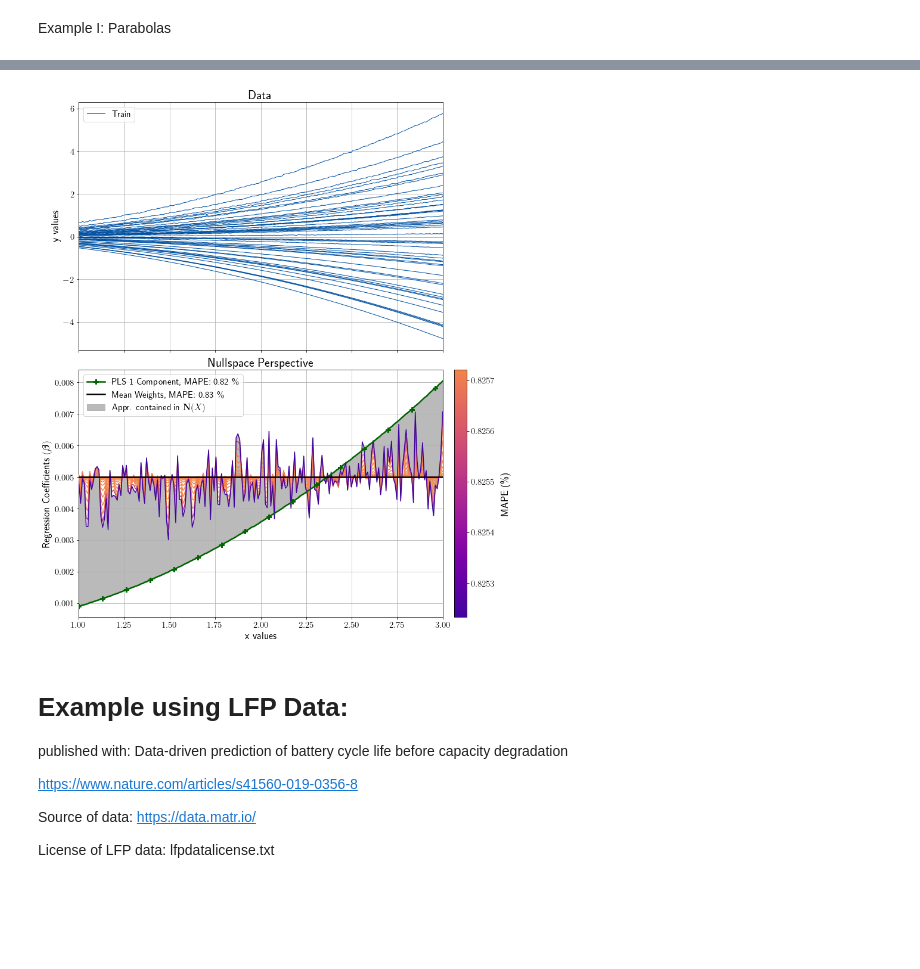
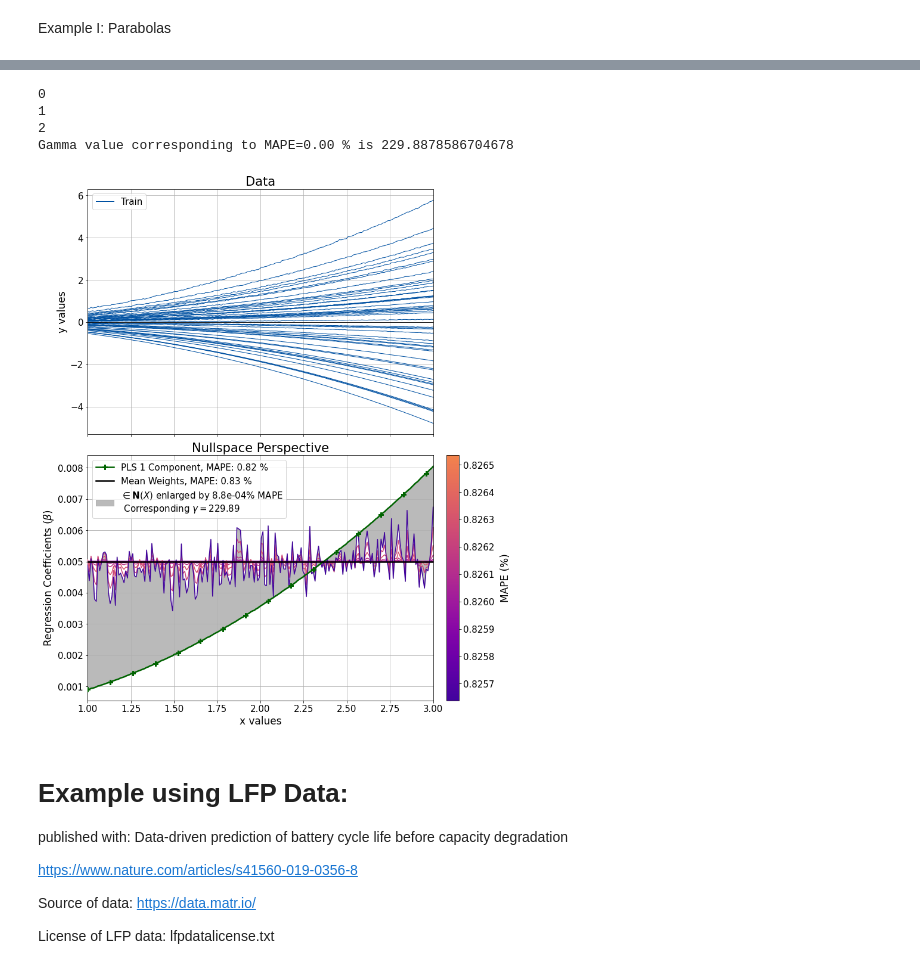
Before and after one commit to JoachimSchaeffer/HDRegAnalytics, a Jupyter notebook: nullspace_methodolody_exmaples.ipynb, the cells around one changed output, grey strips where cells are left out. Drawn from its saved outputs; the diff is of its cells as text; code cells hidden in the pictures; blank space fills up the shorter version.

```diff
--- a/nullspace_methodolody_exmaples.ipynb
+++ b/nullspace_methodolody_exmaples.ipynb
@@ -33,7 +36,7 @@ from src.helper import optimise_pls_cv
 data_path = './data/'
 
 # Shall plots be saved?
-save_plots = False
+save_plots = True
 
 # Path to save plots
 # save_plot_path = './../Nullspace/Figures/'
@@ -120,15 +132,19 @@ dml_parab, fig, ax = dml_parab.nullspace_correction(
 # %%
 dml_parab_n, fig, ax = dml_parab_n.nullspace_correction(
     key_alpha = 'PLS 1 Comp.', w_alpha_name='PLS 1 Component',
     w_beta = mean_reg_coef, w_beta_name='Mean Weights', std=False,
-    plot_results=True, save_plot=save_plots, path_save=save_plot_path, file_name='Polynomial_example_noise.pdf')
+    plot_results=True, save_plot=save_plots, path_save=save_plot_path, file_name='Polynomial_example_noise.pdf', max_mape=-0.5)
 
 # ax[1].plot(dml_parab.x, dml_parab.weights_std['PLS 1 Comp. std'])
 # ax[1].plot(dml_parab.x, dml_parab.weights_std_retrans['PLS 1 Comp. std retrans'])
 # if save_plots:
 #     fig.savefig(save_plot_path + 'Polynomial_example_noise.pdf')
 # %% [output]
+0
+1
+2
+Gamma value corresponding to MAPE=0.00 % is 229.8878586704678
-[figure, old version]
+[figure, new version]
 # %% [markdown]
 # Example using LFP Data:
 
```
Also changed, not shown: parts of 18 cells of this notebook, 19 other files.
